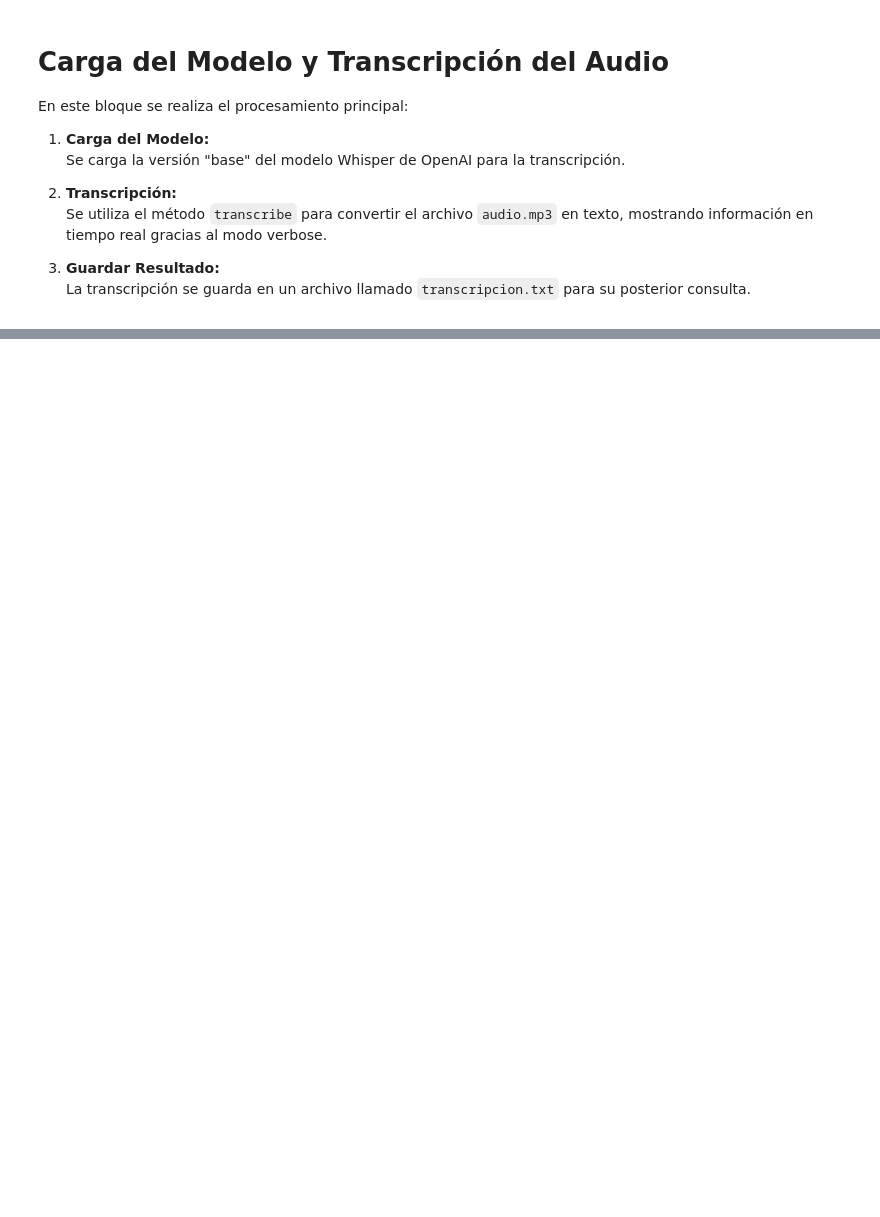
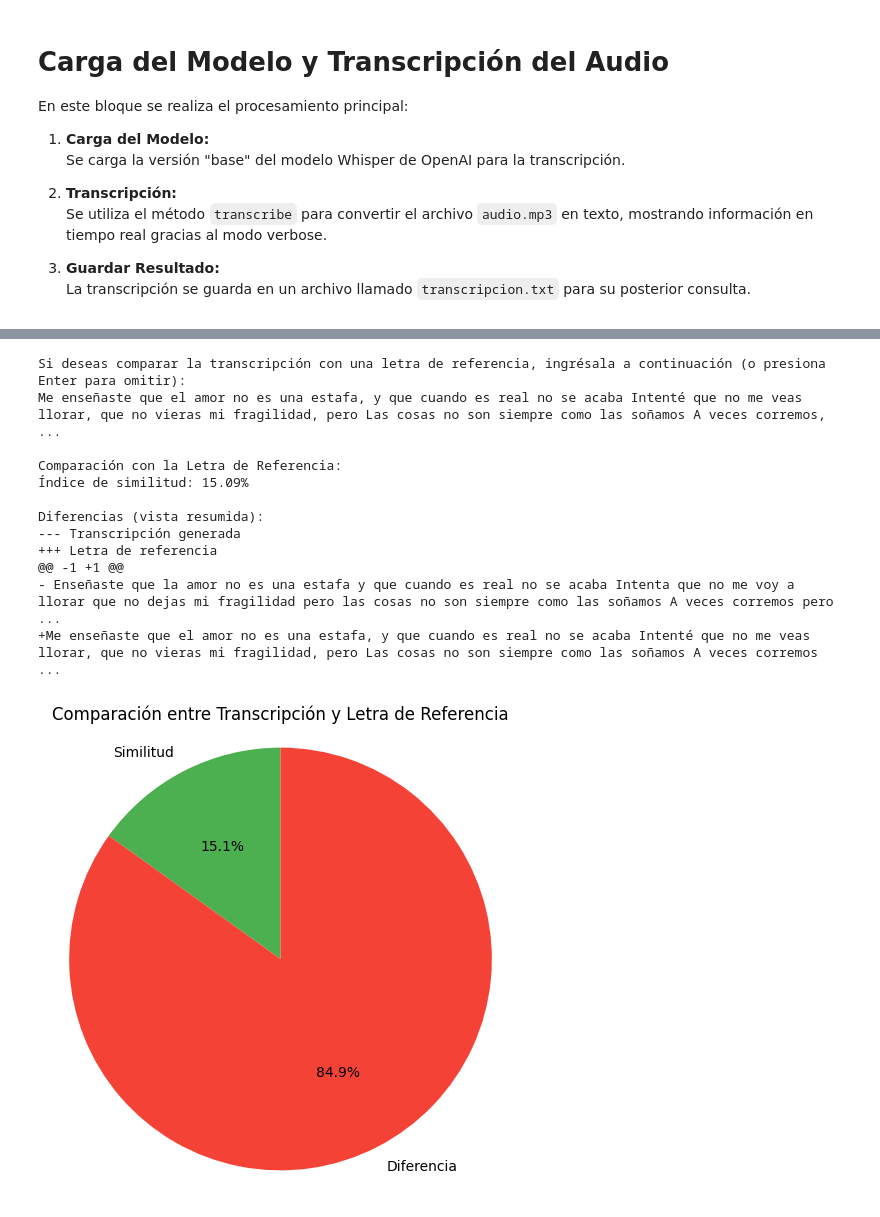
Before and after one commit to Saultr21/IA-Y-BIGDATA, a Jupyter notebook: M2D/Whisper/Whisper.ipynb, the cells around one changed output, grey strips where cells are left out. Cells and saved outputs as stored; diff of their text form; code cells hidden in the pictures; blank space fills up the shorter version.

```diff
--- a/M2D/Whisper/Whisper.ipynb
+++ b/M2D/Whisper/Whisper.ipynb
@@ -128,0 +176,52 @@ with open("transcripcion.txt", "w", encoding="utf-8") as f:
+# %%
+# =========================
+# COMPARACIÓN CON UNA LETRA DE REFERENCIA
+# =========================
+ref = input("\nSi deseas comparar la transcripción con una letra de referencia, ingrésala a continuación (o presiona Enter para omitir):\n")
+if ref.strip():
+    # Calculamos la similitud entre la transcripción y la letra de referencia
+    similarity = difflib.SequenceMatcher(None, result["text"], ref).ratio()
+    similarity_percentage = round(similarity * 100, 2)
+    difference_percentage = round(100 - similarity_percentage, 2)
+
+    print("\nComparación con la Letra de Referencia:")
+    print(f"Índice de similitud: {similarity_percentage}%")
+
+    # Opcional: Mostrar diferencias detalladas (como diff)
+    diff = difflib.unified_diff(
+        result["text"].splitlines(),
+        ref.splitlines(),
+        fromfile='Transcripción generada',
+        tofile='Letra de referencia',
+        lineterm=''
+    )
+    print("\nDiferencias (vista resumida):")
+    for line in diff:
+        print(line)
+
+    # Generamos un gráfico de pastel para visualizar la similitud
+    labels = ['Similitud', 'Diferencia']
+    sizes = [similarity_percentage, difference_percentage]
+    colors = ['#4CAF50', '#F44336']
+
+    plt.figure(figsize=(6, 6))
+    plt.pie(sizes, labels=labels, autopct='%1.1f%%', colors=colors, startangle=90)
+    plt.title('Comparación entre Transcripción y Letra de Referencia')
+    plt.axis('equal')
+    plt.show()
+else:
+    print("No se proporcionó una letra de referencia para comparar.")
+# %% [output]
+Si deseas comparar la transcripción con una letra de referencia, ingrésala a continuación (o presiona Enter para omitir):
+Me enseñaste que el amor no es una estafa, y que cuando es real no se acaba Intenté que no me veas llorar, que no vieras mi fragilidad, pero Las cosas no son siempre como las soñamos A veces corremos, ...
+
+Comparación con la Letra de Referencia:
+Índice de similitud: 15.09%
+
+Diferencias (vista resumida):
+--- Transcripción generada
++++ Letra de referencia
+@@ -1 +1 @@
+- Enseñaste que la amor no es una estafa y que cuando es real no se acaba Intenta que no me voy a llorar que no dejas mi fragilidad pero las cosas no son siempre como las soñamos A veces corremos pero ...
++Me enseñaste que el amor no es una estafa, y que cuando es real no se acaba Intenté que no me veas llorar, que no vieras mi fragilidad, pero Las cosas no son siempre como las soñamos A veces corremos ...
+[figure, added]
```
Also changed, not shown: parts of 9 cells of this notebook.
